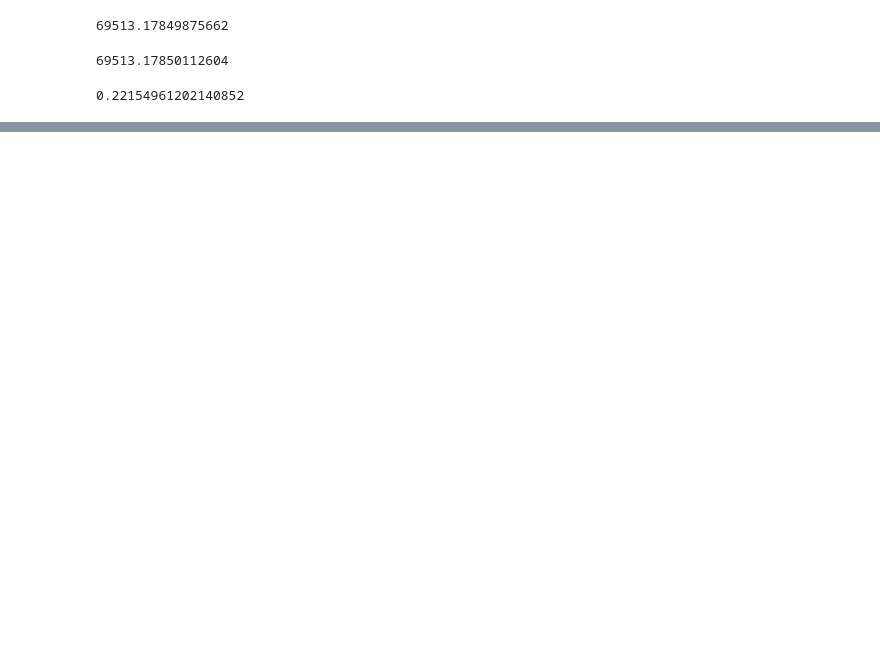
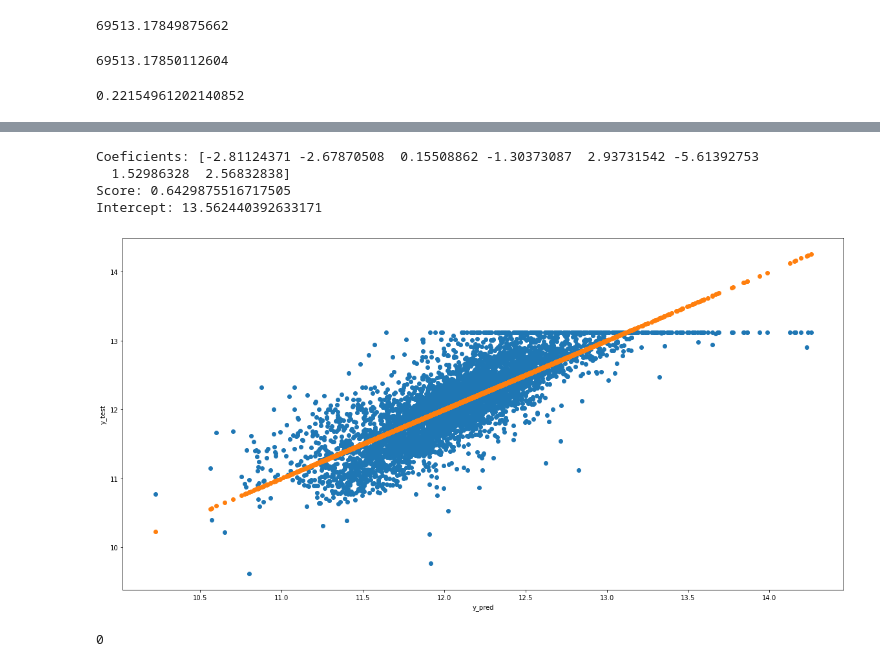
Before and after one commit to kmartin62/ml-repo, a Jupyter notebook: ML Labs/161159_Lab2.ipynb, the cells around one changed output, grey strips where cells are left out. Drawn from its saved outputs; the diff is of its cells as text; code cells hidden in the pictures; blank space fills up the shorter version.

```diff
--- a/ML Labs/161159_Lab2.ipynb
+++ b/ML Labs/161159_Lab2.ipynb
@@ -282,0 +303,5 @@ mean_square_error(y1_test, y1_pred) #So skaliran median house income
+# %%
+house_value_log = pd.DataFrame(np.log(house_data_original.median_house_value))
+house_data = house_data_scaled.drop('median_house_value', axis=1)
+house_data['median_house_value'] = house_value_log
+house_data.head()
@@ -282,0 +315,32 @@ mean_square_error(y1_test, y1_pred) #So skaliran median house income
+# %%
+x_log = house_data.drop('median_house_value', axis=1)
+y_log = house_data.median_house_value
+# %%
+x_log_train, x_log_test, y_log_train, y_log_test = train_test_split(x_log, y_log, test_size = 0.3, random_state = 42)
+# %%
+#Linearna regresija
+lr = LinearRegression()
+
+lr.fit(x_log_train, y_log_train)
+y_pred = lr.predict(x_log_test)
+print(f'Coeficients: {lr.coef_}')
+print(f'Score: {lr.score(x_log_train, y_log_train)}')
+print(f'Intercept: {lr.intercept_}')
+# %% [output]
+Coeficients: [-2.81124371 -2.67870508  0.15508862 -1.30373087  2.93731542 -5.61392753
+  1.52986328  2.56832838]
+Score: 0.6429875516717505
+Intercept: 13.562440392633171
+# %%
+plt.figure(figsize=(20,10))
+plt.scatter(y_pred, y_log_test)
+plt.scatter(y_pred,y_pred)
+plt.xlabel('y_pred')
+plt.ylabel('y_test')
+plt.show()
+# %% [output]
+[figure, added]
+# %%
+print(sum(y_pred < 0)) #broj na negativni vrednosti
+# %% [output]
+0
```
Also changed, not shown: parts of 9 cells of this notebook.
